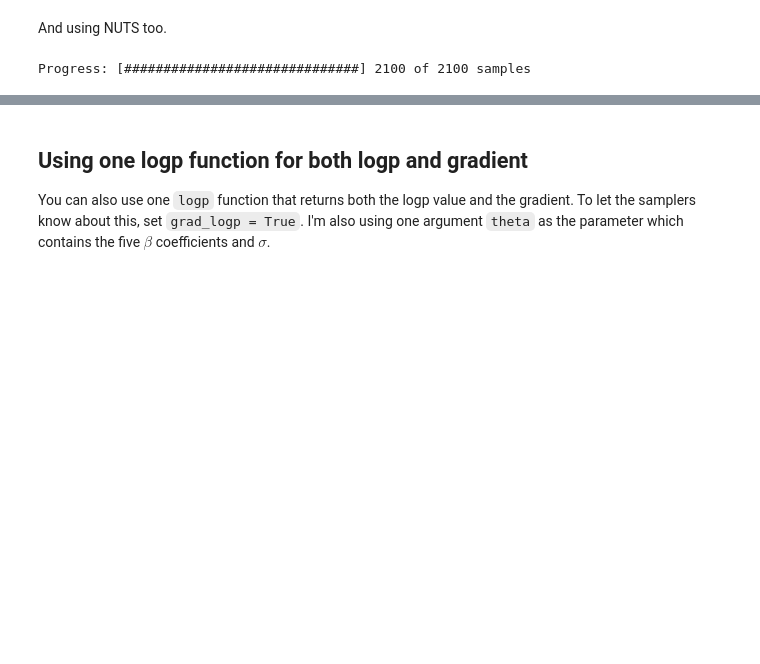
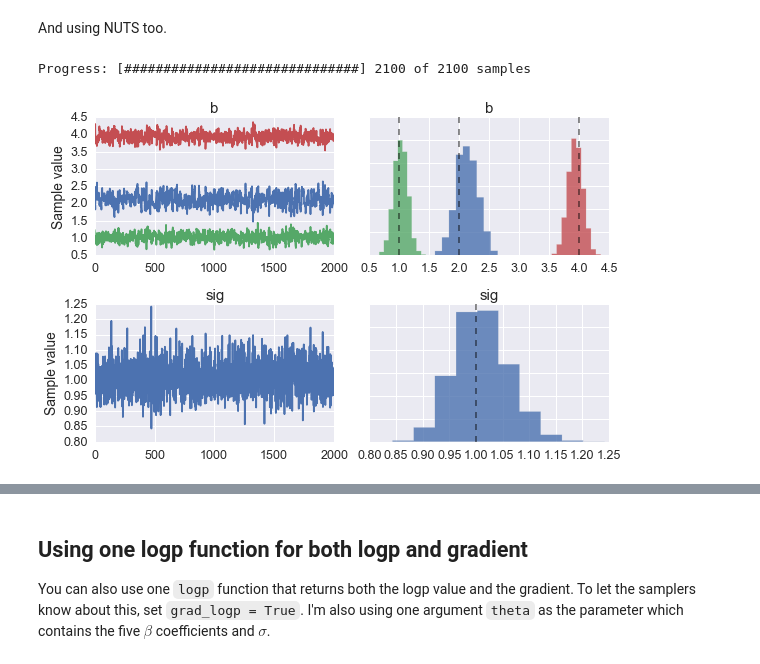
Before and after one commit to mcleonard/sampyl, a Jupyter notebook: Examples.ipynb, the cells around one changed output, grey strips where cells are left out. Saved outputs shown, nothing was run; the diff lists cells and outputs as text; code cells hidden in the pictures; blank space fills up the shorter version.

```diff
--- a/Examples.ipynb
+++ b/Examples.ipynb
@@ -224,0 +242,22 @@ Progress: [##############################] 2100 of 2100 samples
+# %%
+fig, axes = plt.subplots(figsize=(8,5), nrows=2, ncols=2)
+for i, (row, param) in enumerate(zip(axes, [chain.b, chain.sig])):
+    row[0].plot(param)
+    row[0].set_ylabel('Sample value')
+    #row[0].set_xlabel('Sample')
+    row[0].set_title(['b', 'sig'][i])
+    row[1].set_title(['b', 'sig'][i])
+    if len(param.shape) > 1:
+        for each in param.T:
+            row[1].hist(each, alpha=0.8, histtype='stepfilled')
+        row[1].set_yticklabels('')
+        row[1].vlines([2,1,4], 0, 600, linestyles='--', alpha=0.5)
+
+    else:
+        row[1].hist(param, alpha=0.8, histtype='stepfilled')
+        row[1].set_yticklabels('')
+        row[1].vlines(1, 0, 600, linestyles='--', alpha=0.5)
+    #row[1].set_xlabel('Sample value')
+fig.tight_layout(pad=0.1, h_pad=1.5, w_pad=1)
+# %% [output]
+[figure, added]
```
Also changed, not shown: parts of 13 cells of this notebook, 13 other files.
